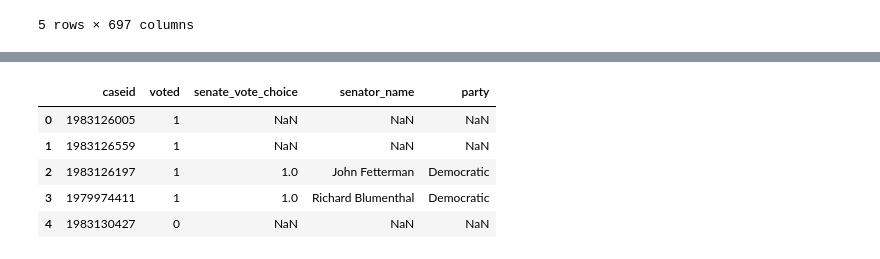
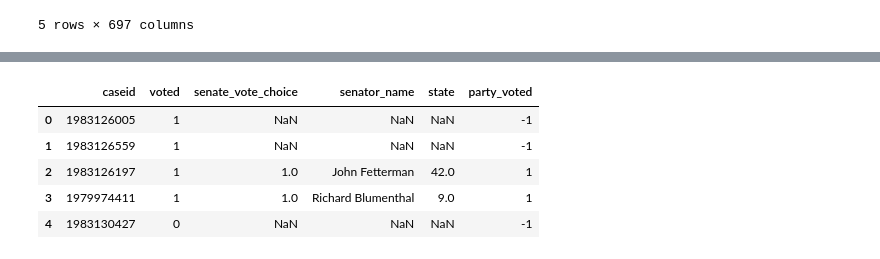
Before and after one commit to macs30200-s23/replication-materials-yuanninghuang, a Jupyter notebook: draft.ipynb, the cells around one changed output, grey strips where cells are left out. Drawn from its saved outputs; the diff is of its cells as text; code cells hidden in the pictures.

```diff
--- a/draft.ipynb
+++ b/draft.ipynb
@@ -83,42 +22,48 @@ post: [CC22_411] {single} For whom did you vote for U.S. Senator? (Allows one se
 # Create a new dataframe with 'caseid', 'voted', and 'senate_vote_choice' columns
 new_df = df[['caseid']].copy()
 
 # Create the 'voted' variable
 new_df['voted'] = (df['CC22_401'] == 5).astype(int)
 
 def get_senate_vote_choice(row):
     pre_vote = row['CC22_365_voted']
     post_vote = row['CC22_411']
+    pre_state = row['inputstate']
+    post_state = row['inputstate_post']
 
     def get_candidate_info(vote, suffix=''):
         if 1 <= vote <= 4:
             return row[f'SenCand{int(vote)}Name{suffix}'], row[f'SenCand{int(vote)}Party{suffix}']
         else:
             return None, None
 
     if pd.notna(pre_vote) and pd.notna(post_vote):
         if pre_vote == post_vote:
             name, party = get_candidate_info(post_vote, '_post')
-            return post_vote, name, party
+            return post_vote, name, party, post_state
         else:
-            return float('nan'), None, None  # set as missing if contradictory responses
+            return float('nan'), None, None, None  # set as missing if contradictory responses
     elif pd.notna(pre_vote):
         name, party = get_candidate_info(pre_vote)
-        return pre_vote, name, party
+        return pre_vote, name, party, pre_state
     elif pd.notna(post_vote):
         name, party = get_candidate_info(post_vote, '_post')
-        return post_vote, name, party
+        return post_vote, name, party, post_state
     else:
-        return float('nan'), None, None  # set as missing if both are missing
+        return float('nan'), None, None, None  # set as missing if both are missing
 
 # Apply the updated function to the dataframe
-new_df[['senate_vote_choice', 'senator_name', 'party']] = df.apply(get_senate_vote_choice, axis=1, result_type='expand')
+new_df[['senate_vote_choice', 'senator_name', 'party', 'state']] = df.apply(get_senate_vote_choice, axis=1, result_type='expand')
+
+#if voted for republican senator, party_voted is 0, if voted for democrats, party_voted is 1. Otherwise the value is -1
+new_df['party_voted'] = new_df['party'].apply(lambda party: 1 if party == 'Democratic' else (0 if party == 'Republican' else (-1 if pd.isna(party) else 2)))
+new_df = new_df.drop(columns=['party'])
 
 new_df.head()
 # %% [output]
-|  | caseid | voted | senate_vote_choice | senator_name | party |
-| 0 | 1983126005 | 1 | NaN | NaN | NaN |
-| 1 | 1983126559 | 1 | NaN | NaN | NaN |
-| 2 | 1983126197 | 1 | 1.0 | John Fetterman | Democratic |
-| 3 | 1979974411 | 1 | 1.0 | Richard Blumenthal | Democratic |
-| 4 | 1983130427 | 0 | NaN | NaN | NaN |
+|  | caseid | voted | senate_vote_choice | senator_name | state | party_voted |
+| 0 | 1983126005 | 1 | NaN | NaN | NaN | -1 |
+| 1 | 1983126559 | 1 | NaN | NaN | NaN | -1 |
+| 2 | 1983126197 | 1 | 1.0 | John Fetterman | 42.0 | 1 |
+| 3 | 1979974411 | 1 | 1.0 | Richard Blumenthal | 9.0 | 1 |
+| 4 | 1983130427 | 0 | NaN | NaN | NaN | -1 |
```
Also changed, not shown: parts of 17 cells of this notebook, 2 other files.
